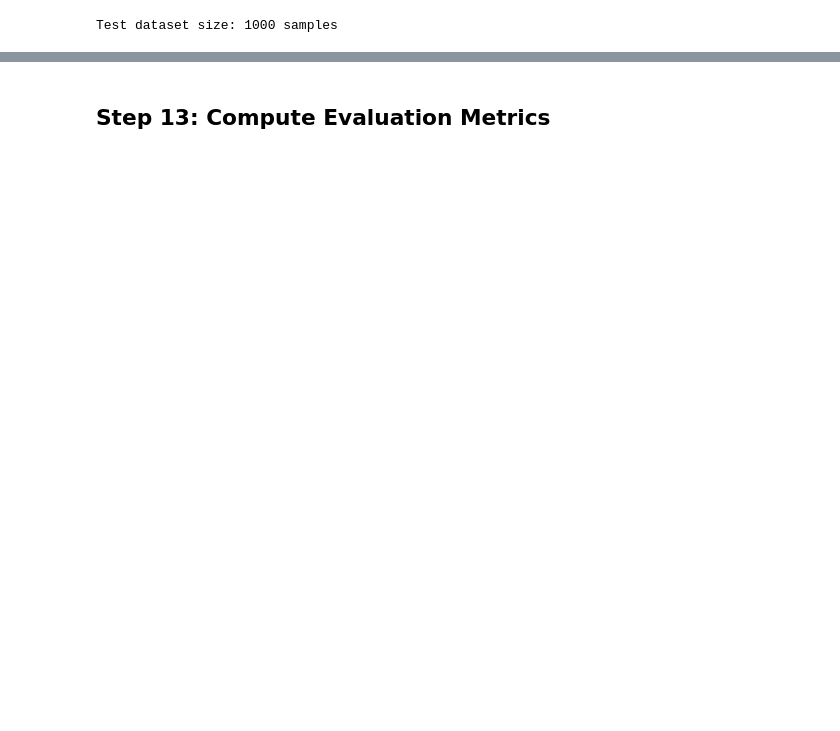
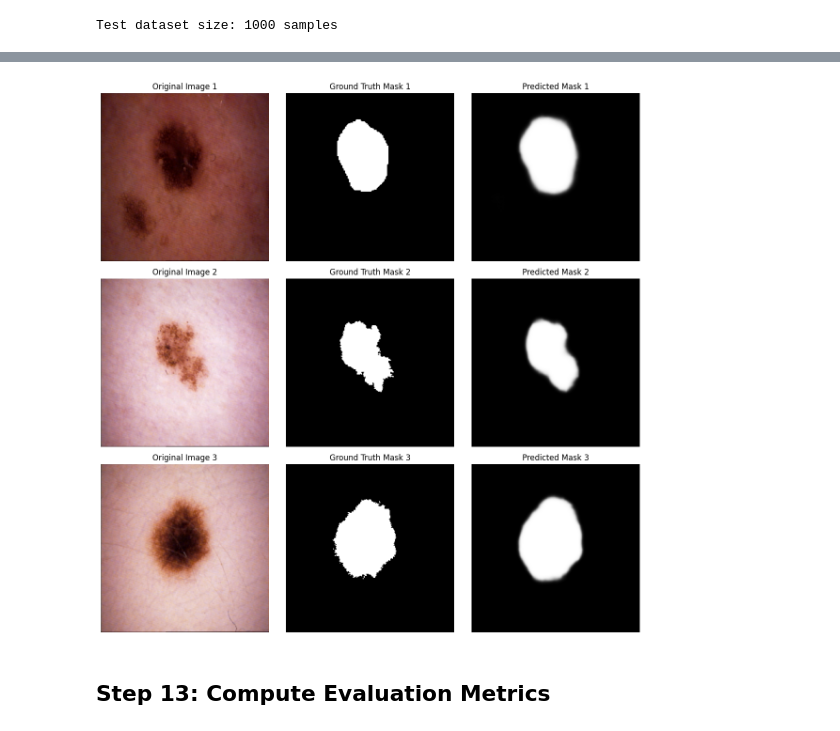
Before and after one commit to samyakshrestha/swinunet-medical-segmentation, a Jupyter notebook: notebooks/swin_upernet_baseline.ipynb, the cells around one changed output, grey strips where cells are left out. Cells and saved outputs as stored; diff of their text form; code cells hidden in the pictures; blank space fills up the shorter version.

```diff
--- a/notebooks/swin_upernet_baseline.ipynb
+++ b/notebooks/swin_upernet_baseline.ipynb
@@ -43,9 +44,14 @@ Mounted at /content/drive
 # %% [markdown]
 ## Step 2: Verify GPU and Environment
 # %%
-# Set device (GPU if available, else CPU)
-print("GPU Available:", torch.cuda.is_available())
-device = torch.device("cuda" if torch.cuda.is_available() else "cpu")
+print("GPU Available:", torch.cuda.is_available()) # checks if a GPU is accessible.
+
+if torch.cuda.is_available():
+    print("GPU Name:", torch.cuda.get_device_name(0))
+    device = torch.device("cuda")
+else:
+    device = torch.device("cpu")
+
 print("Running on device:", device)
 # %% [output]
 GPU Available: True
@@ -773,0 +709,70 @@ plt.show()
+# %%
+from torchvision import transforms
+
+# Define resize transform (matches what was done in training)
+transform_resize = T.Compose([
+    T.ToTensor(),
+    T.Resize((224, 224), interpolation=T.InterpolationMode.BILINEAR)
+])
+
+# 1. Specify the paths to your test images and masks
+test_images_path = f"{BASE_DIR}/test_images.npy"
+test_masks_path  = f"{BASE_DIR}/test_masks.npy"
+
+# 2. Instantiate the test dataset
+test_dataset = ISICDataset(
+    images_path=test_images_path,
+    masks_path=test_masks_path,
+    transform=None  # Ensure same preprocessing as training
+)
+
+# Quick check
+print(f"Test dataset size: {len(test_dataset)} samples")
+
+# Pick three random test samples
+random_indices = random.sample(range(len(test_dataset)), 3)  # Select 3 random indices
+selected_images = []
+selected_masks = []
+selected_preds = []
+
+# Process each selected image
+for idx in random_indices:
+    image, mask = test_dataset[idx]  # Load image & mask from test dataset
+
+    # Convert image to tensor and resize to 224x224
+    image_tensor = transform_resize(image).unsqueeze(0).to(device)
+
+    # Get model prediction
+    with torch.no_grad():
+        pred_mask = best_model(image_tensor)  # Forward pass
+        pred_mask = torch.sigmoid(pred_mask)  # Apply sigmoid activation
+        pred_mask = pred_mask.squeeze().cpu().numpy()  # Remove batch & move to CPU
+
+    # Convert original image & mask to NumPy for visualization
+    image_np = np.array(image)  # Convert PIL Image to NumPy
+    mask_np = np.array(mask)  # Convert mask to NumPy
+
+    # Store images for plotting
+    selected_images.append(image_np)
+    selected_masks.append(mask_np)
+    selected_preds.append(pred_mask)
+
+# 6. Plot images side by side
+fig, axes = plt.subplots(3, 3, figsize=(12, 12))
+
+for i in range(3):
+    axes[i, 0].imshow(selected_images[i])
+    axes[i, 0].set_title(f"Original Image {i+1}")
+    axes[i, 0].axis("off")
+
+    axes[i, 1].imshow(selected_masks[i], cmap="gray")
+    axes[i, 1].set_title(f"Ground Truth Mask {i+1}")
+    axes[i, 1].axis("off")
+
+    axes[i, 2].imshow(selected_preds[i], cmap="gray")
+    axes[i, 2].set_title(f"Predicted Mask {i+1}")
+    axes[i, 2].axis("off")
+
+plt.tight_layout()
+plt.show()
+# %% [output]
@@ -774,3 +780,4 @@ plt.show()
+[figure, added]
 # %% [markdown]
 ## Step 13: Compute Evaluation Metrics
 # %%
```
Also changed, not shown: parts of 24 cells of this notebook, 1 other file.
